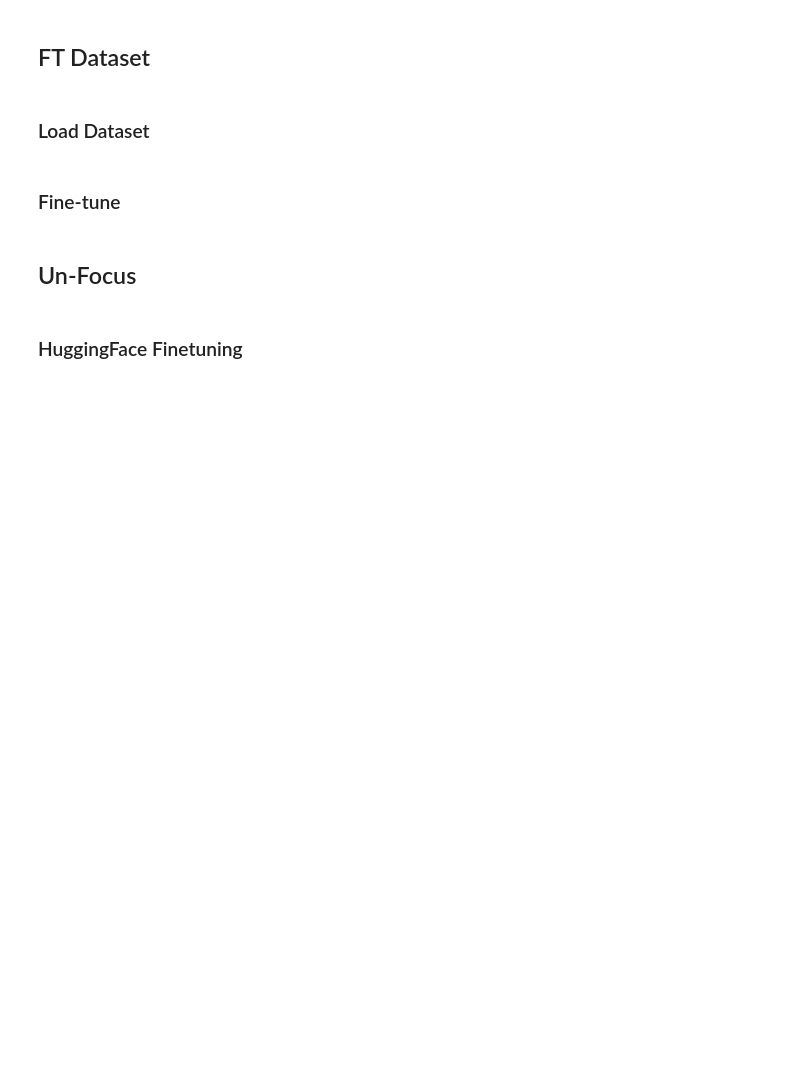
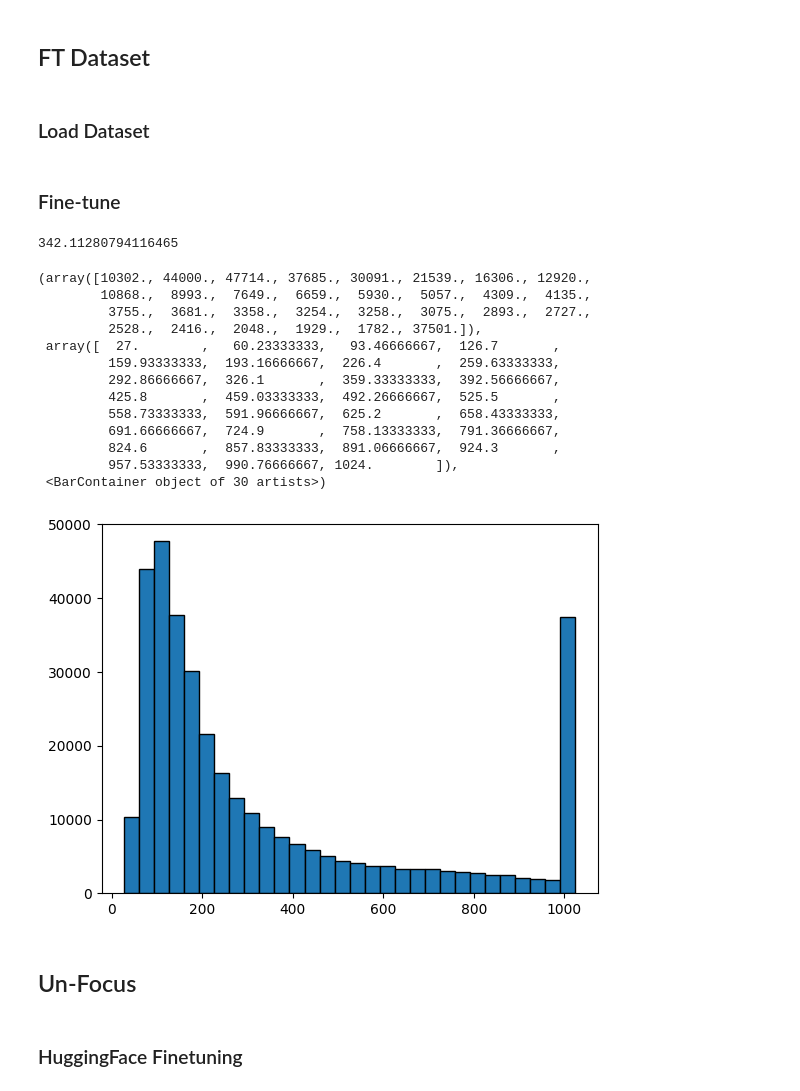
Before and after one commit to atharvanihalani/srf-project, a Jupyter notebook: test_humaneval-x/scratch.ipynb, the cells around one changed output. Drawn from its saved outputs; the diff is of its cells as text; code cells hidden in the pictures; blank space fills up the shorter version.

```diff
--- a/test_humaneval-x/scratch.ipynb
+++ b/test_humaneval-x/scratch.ipynb
@@ -73,3 +88,24 @@ tokenized_dataset = my_dataset.map(tokenize, batched=True, num_proc=16)
+# %%
+sum(seq_lengths) / len(seq_lengths)
+# %% [output]
+342.11280794116465
+# %%
+plt.hist(seq_lengths, bins=30, edgecolor='black')
+# %% [output]
+(array([10302., 44000., 47714., 37685., 30091., 21539., 16306., 12920.,
+        10868.,  8993.,  7649.,  6659.,  5930.,  5057.,  4309.,  4135.,
+         3755.,  3681.,  3358.,  3254.,  3258.,  3075.,  2893.,  2727.,
+         2528.,  2416.,  2048.,  1929.,  1782., 37501.]),
+ array([  27.        ,   60.23333333,   93.46666667,  126.7       ,
+         159.93333333,  193.16666667,  226.4       ,  259.63333333,
+         292.86666667,  326.1       ,  359.33333333,  392.56666667,
+         425.8       ,  459.03333333,  492.26666667,  525.5       ,
+         558.73333333,  591.96666667,  625.2       ,  658.43333333,
+         691.66666667,  724.9       ,  758.13333333,  791.36666667,
+         824.6       ,  857.83333333,  891.06666667,  924.3       ,
+         957.53333333,  990.76666667, 1024.        ]),
+ <BarContainer object of 30 artists>)
+[figure, added]
 # %%
 lora_config = LoraConfig(
     r=8,
```
Also changed, not shown: parts of 4 cells of this notebook, 2 other files.
